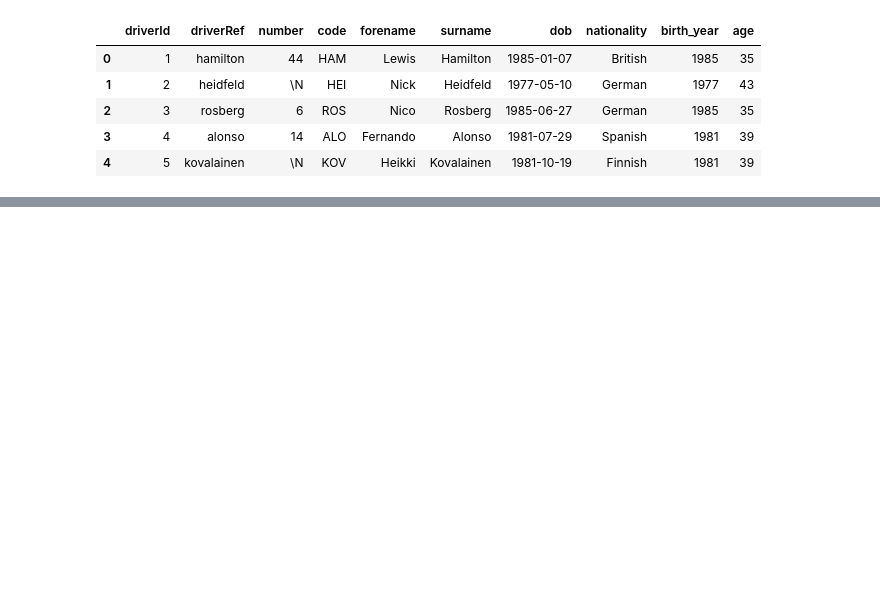
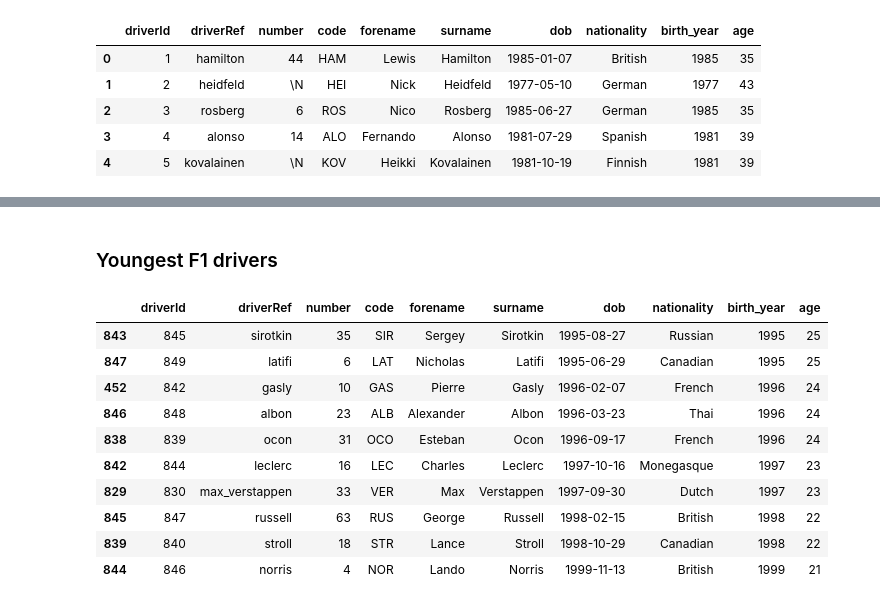
Before and after one commit to baliyanvinay/Python-Data-Analysis, a Jupyter notebook: Formula 1 World Championship (1950 - 2020).ipynb, the cells around one changed output, grey strips where cells are left out. Saved outputs shown, nothing was run; the diff lists cells and outputs as text; code cells hidden in the pictures; blank space fills up the shorter version.

```diff
--- a/Formula 1 World Championship (1950 - 2020).ipynb
+++ b/Formula 1 World Championship (1950 - 2020).ipynb
@@ -334,0 +370,16 @@ df_drivers.head()
+# %% [markdown]
+### Youngest F1 drivers
+# %%
+df_drivers.tail(10)
+# %% [output]
+|  | driverId | driverRef | number | code | forename | surname | dob | nationality | birth_year | age |
+| 843 | 845 | sirotkin | 35 | SIR | Sergey | Sirotkin | 1995-08-27 | Russian | 1995 | 25 |
+| 847 | 849 | latifi | 6 | LAT | Nicholas | Latifi | 1995-06-29 | Canadian | 1995 | 25 |
+| 452 | 842 | gasly | 10 | GAS | Pierre | Gasly | 1996-02-07 | French | 1996 | 24 |
+| 846 | 848 | albon | 23 | ALB | Alexander | Albon | 1996-03-23 | Thai | 1996 | 24 |
+| 838 | 839 | ocon | 31 | OCO | Esteban | Ocon | 1996-09-17 | French | 1996 | 24 |
+| 842 | 844 | leclerc | 16 | LEC | Charles | Leclerc | 1997-10-16 | Monegasque | 1997 | 23 |
+| 829 | 830 | max_verstappen | 33 | VER | Max | Verstappen | 1997-09-30 | Dutch | 1997 | 23 |
+| 845 | 847 | russell | 63 | RUS | George | Russell | 1998-02-15 | British | 1998 | 22 |
+| 839 | 840 | stroll | 18 | STR | Lance | Stroll | 1998-10-29 | Canadian | 1998 | 22 |
+| 844 | 846 | norris | 4 | NOR | Lando | Norris | 1999-11-13 | British | 1999 | 21 |
```
Also changed, not shown: parts of 12 cells of this notebook.
